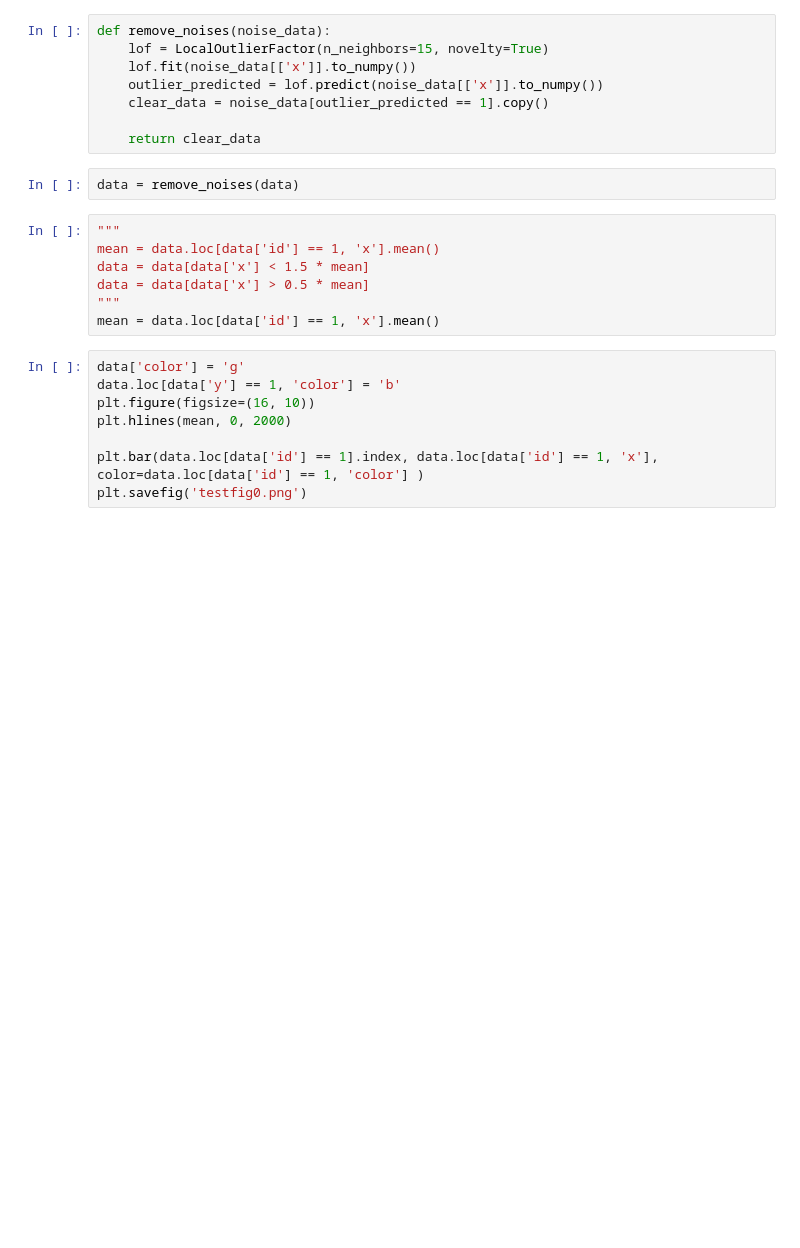
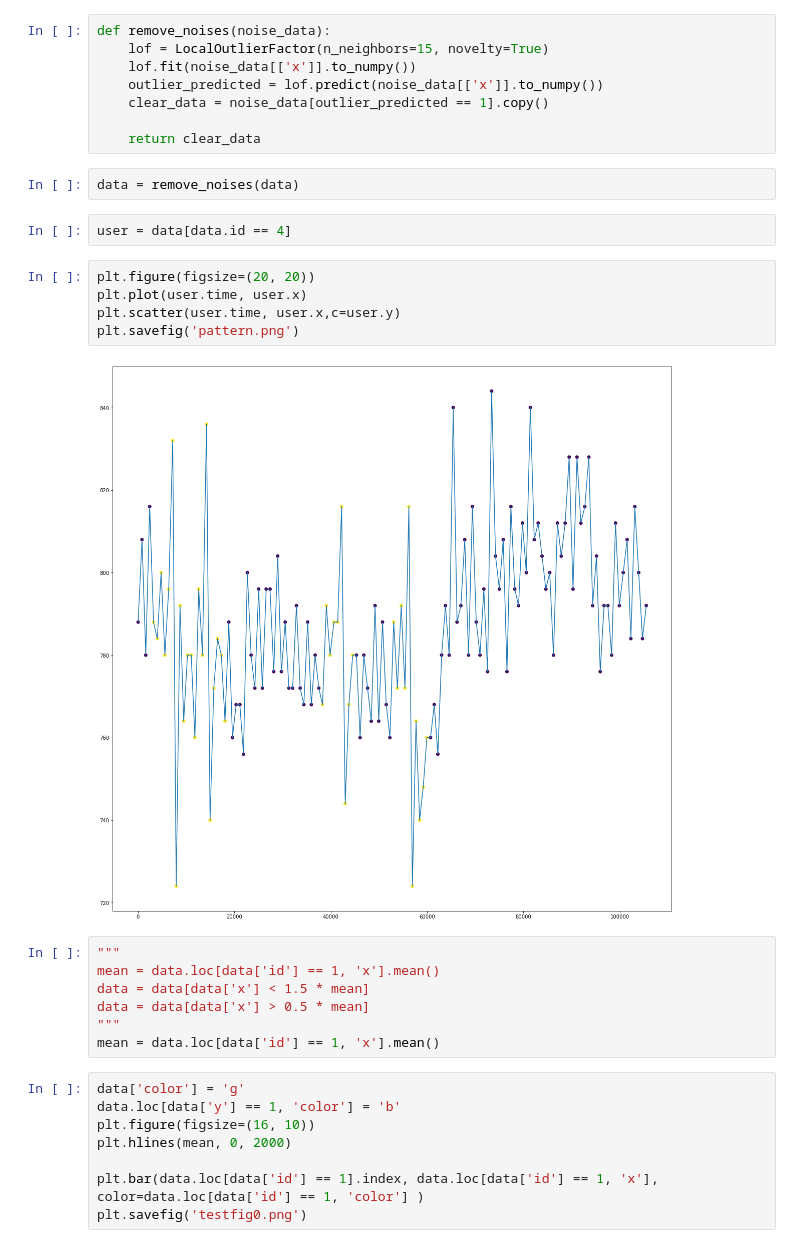
Before and after one commit to OnlyOneUseAcc/CardioSpike, a Jupyter notebook: testing.ipynb, the cells around one changed output. Drawn from its saved outputs; the diff is of its cells as text; blank space fills up the shorter version.

```diff
--- a/testing.ipynb
+++ b/testing.ipynb
@@ -30,6 +30,15 @@ def remove_noises(noise_data):
     return clear_data
 # %%
 data = remove_noises(data)
+# %%
+user = data[data.id == 4]
+# %%
+plt.figure(figsize=(20, 20))
+plt.plot(user.time, user.x)
+plt.scatter(user.time, user.x,c=user.y)
+plt.savefig('pattern.png')
+# %% [output]
+[figure, added]
 # %%
 """
 mean = data.loc[data['id'] == 1, 'x'].mean()
```
Also changed, not shown: 1 other file.
